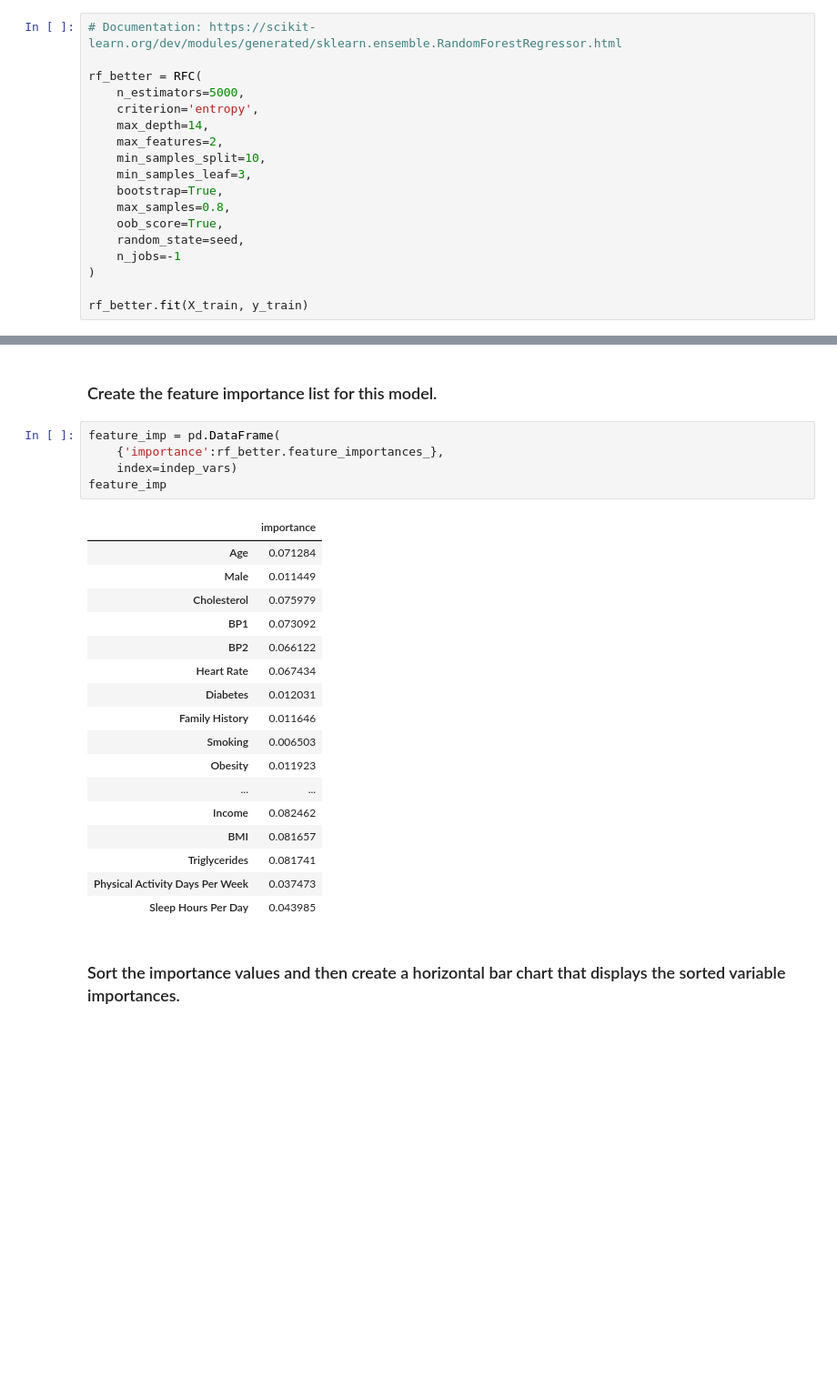
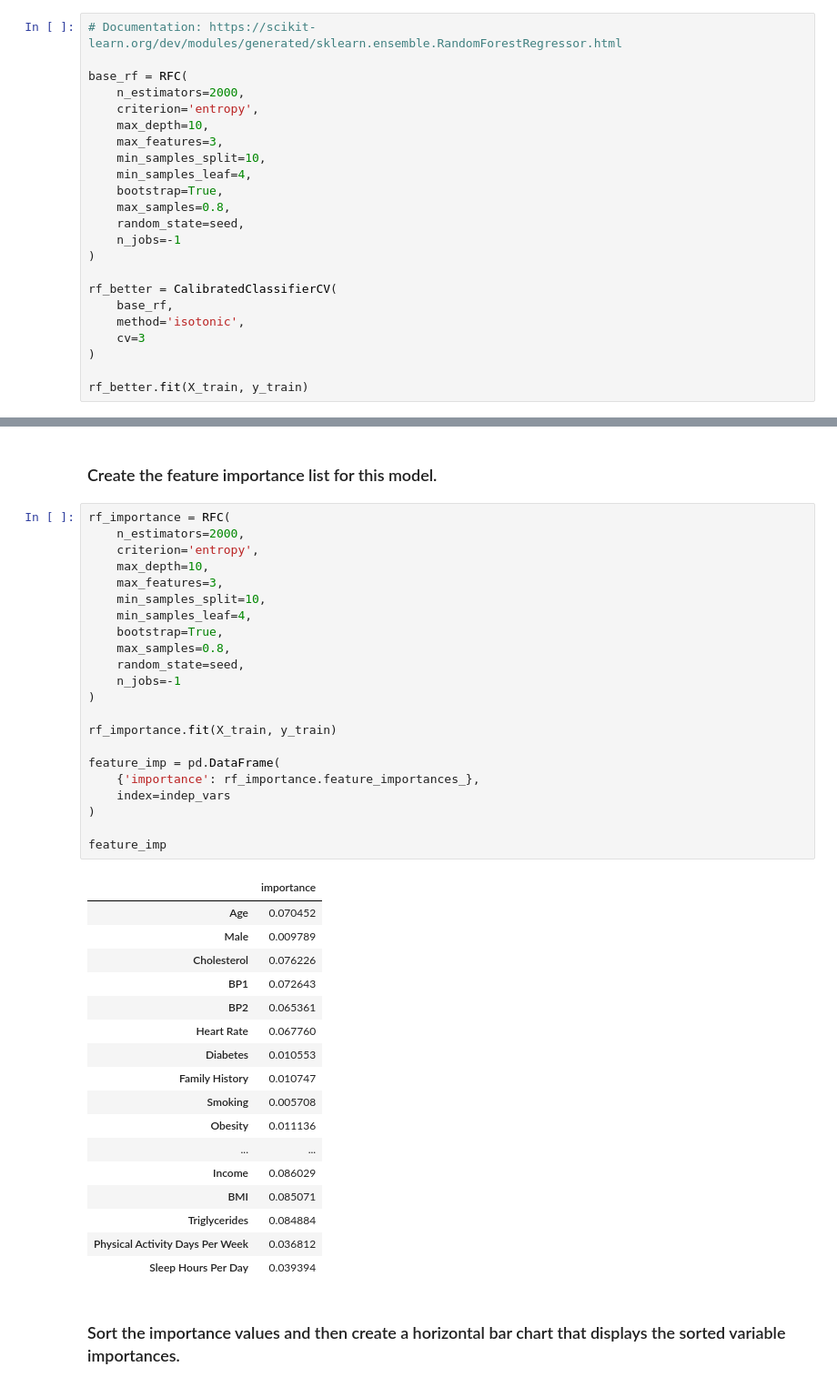
Before and after one commit to Uconn-MattHuang/code_2600, a Jupyter notebook: mod08_rf.ipynb, the cells around one changed output, grey strips where cells are left out. Shown at 91% size. Cells and saved outputs as stored; diff of their text form; blank space fills up the shorter version.

```diff
--- a/mod08_rf.ipynb
+++ b/mod08_rf.ipynb
@@ -243,18 +244,23 @@ You will be scored according to how well it performs on an unseen holdout set.
 # %%
 # Documentation: https://scikit-learn.org/dev/modules/generated/sklearn.ensemble.RandomForestRegressor.html
 
-rf_better = RFC(
-    n_estimators=5000,
+base_rf = RFC(
+    n_estimators=2000,
     criterion='entropy',
-    max_depth=14,
-    max_features=2,
+    max_depth=10,
+    max_features=3,
     min_samples_split=10,
-    min_samples_leaf=3,
+    min_samples_leaf=4,
     bootstrap=True,
     max_samples=0.8,
-    oob_score=True,
     random_state=seed,
     n_jobs=-1
 )
 
+rf_better = CalibratedClassifierCV(
+    base_rf,
+    method='isotonic',
+    cv=3
+)
+
 rf_better.fit(X_train, y_train)
@@ -270,28 +287,45 @@ print(log_loss_oob)
 # %% [markdown]
 ### Create the feature importance list for this model.
 # %%
+rf_importance = RFC(
+    n_estimators=2000,
+    criterion='entropy',
+    max_depth=10,
+    max_features=3,
+    min_samples_split=10,
+    min_samples_leaf=4,
+    bootstrap=True,
+    max_samples=0.8,
+    random_state=seed,
+    n_jobs=-1
+)
+
+rf_importance.fit(X_train, y_train)
+
 feature_imp = pd.DataFrame(
-    {'importance':rf_better.feature_importances_},
-    index=indep_vars)
+    {'importance': rf_importance.feature_importances_},
+    index=indep_vars
+)
+
 feature_imp
 # %% [output]
 |  | importance |
-| Age | 0.071284 |
-| Male | 0.011449 |
-| Cholesterol | 0.075979 |
-| BP1 | 0.073092 |
-| BP2 | 0.066122 |
-| Heart Rate | 0.067434 |
-| Diabetes | 0.012031 |
-| Family History | 0.011646 |
-| Smoking | 0.006503 |
-| Obesity | 0.011923 |
+| Age | 0.070452 |
+| Male | 0.009789 |
+| Cholesterol | 0.076226 |
+| BP1 | 0.072643 |
+| BP2 | 0.065361 |
+| Heart Rate | 0.067760 |
+| Diabetes | 0.010553 |
+| Family History | 0.010747 |
+| Smoking | 0.005708 |
+| Obesity | 0.011136 |
 | ... | ... |
-| Income | 0.082462 |
-| BMI | 0.081657 |
-| Triglycerides | 0.081741 |
-| Physical Activity Days Per Week | 0.037473 |
-| Sleep Hours Per Day | 0.043985 |
+| Income | 0.086029 |
+| BMI | 0.085071 |
+| Triglycerides | 0.084884 |
+| Physical Activity Days Per Week | 0.036812 |
+| Sleep Hours Per Day | 0.039394 |
 # %% [markdown]
 ### Sort the importance values and then create a horizontal bar chart that displays the sorted variable importances.
 # %%
```
Also changed, not shown: parts of 4 cells of this notebook.
